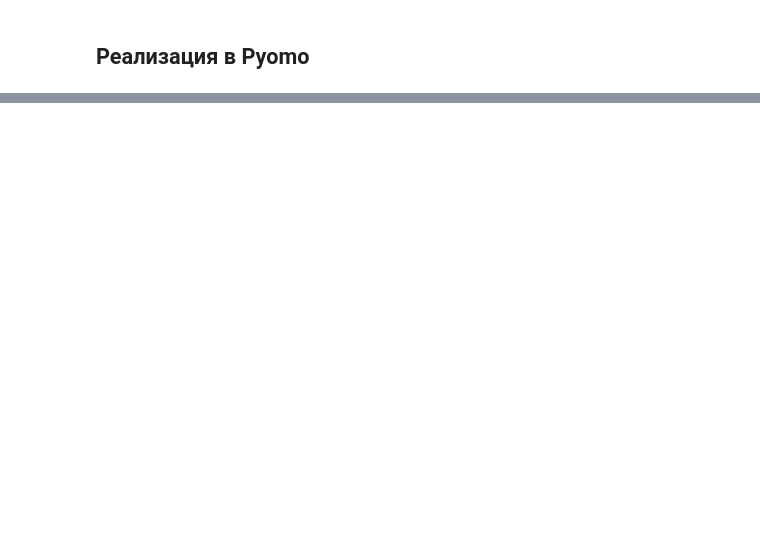
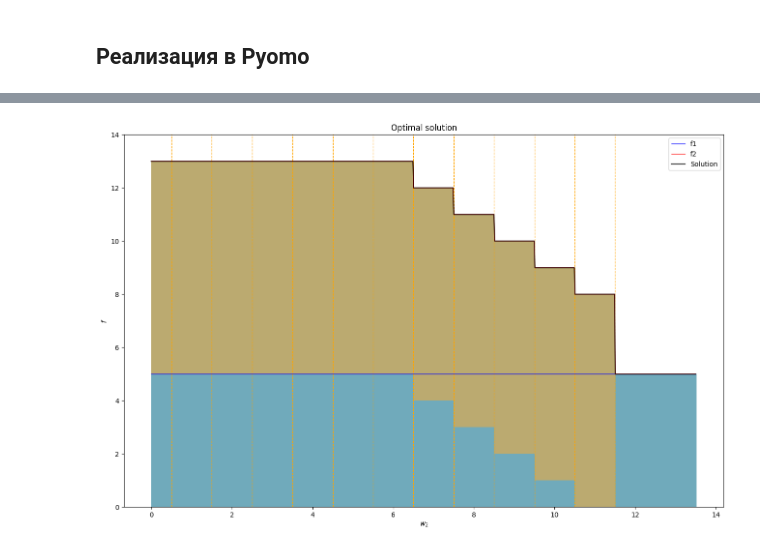
Before and after one commit to Igor743646/Optimization-Methods, a Jupyter notebook: Lab6/Lab6.ipynb, the cells around one changed output, grey strips where cells are left out. Drawn from its saved outputs; the diff is of its cells as text; code cells hidden in the pictures; blank space fills up the shorter version.

```diff
--- a/Lab6/Lab6.ipynb
+++ b/Lab6/Lab6.ipynb
@@ -166,0 +264,61 @@ Test("task.json")
+# %%
+def calc1(w2, **kwargs):
+    v1 = kwargs["v1"]
+    v2 = kwargs["v2"]
+    w1 = np.full_like(w2, kwargs["w1"])
+    X1 = kwargs["X1"]
+    W = kwargs["W"]
+
+    f1 = v1 * np.minimum(np.floor(W / w1), X1)
+    f2 = v1 * np.minimum(np.floor((W - w2*np.minimum(np.floor(W / w2), 1)) / w1), X1) + v2 * np.minimum(np.floor(W / w2), 1)
+
+    x1 = (f1 >= f2) * np.minimum(np.floor(W / w1), X1) + (f1 < f2) * np.minimum(np.floor((W - w2*np.minimum(np.floor(W / w2), 1)) / w1), X1)
+    x2 = (f1 < f2) * np.minimum(np.floor(W / w2), 1)
+    return f1, f2, np.maximum(f1, f2), x1, x2
+
+def draw_example(params, calc, ax, title):
+    xmin, xmax = 0.00001, params["W"]+2*params["w1"]
+    step = 800
+    X = np.linspace(xmin, xmax, step)
+    f1, f2, Y, x1, x2 = calc(X, **params)
+    ymin, ymax = np.min([f1,f2,Y]), np.max([f1,f2,Y])
+
+    ax.set_xlabel('$w_2$')
+    ax.set_ylabel('$f$')
+    ax.set_ylim([0, ymax+1])
+
+
+    ax.vlines(
+        x=[params["W"] - i*params["w1"] for i in range(int(params["W"]//params["w1"]) + 1)],
+        ymin=0, ymax=ymax+1, lw=0.9,
+        color='orange', linestyles='dashed'
+    )
+    ax.plot(X, f1, lw=0.9, color='blue' , label="f1")
+    ax.plot(X, f2, lw=0.9, color='red'  , label="f2")
+    ax.plot(X, Y , lw=1.7, color='black', label="Solution", alpha=0.7)
+    ax.legend(loc='best')
+    ax.set_title(title)
+
+    for i, x in enumerate(X):
+        for y in range(int(x1[i])):
+            width, height = (xmax - xmin) / step, params["v1"]
+            ax.add_patch(plt.Rectangle((x, y*height), width, height, facecolor="#70AABB"))
+
+        for y in range(int(x2[i])):
+            width, height = (xmax - xmin) / step, params["v2"]
+            rec = plt.Rectangle((x, x1[i]*params["v1"]), width, height, facecolor="#BBAA70")
+            ax.add_patch(rec)
+
+params = {
+    "v1": 1,
+    "v2": 8,
+    "w1": 1,
+    "X1": 5,
+    "W": 11.5,
+}
+
+_, ax = plt.subplots(1, 1, figsize=(16,10))
+draw_example(params, calc1, ax, "Optimal solution")
+plt.show()
+# %% [output]
+[figure, added]
```
Also changed, not shown: parts of 20 cells of this notebook, 7 other files.
